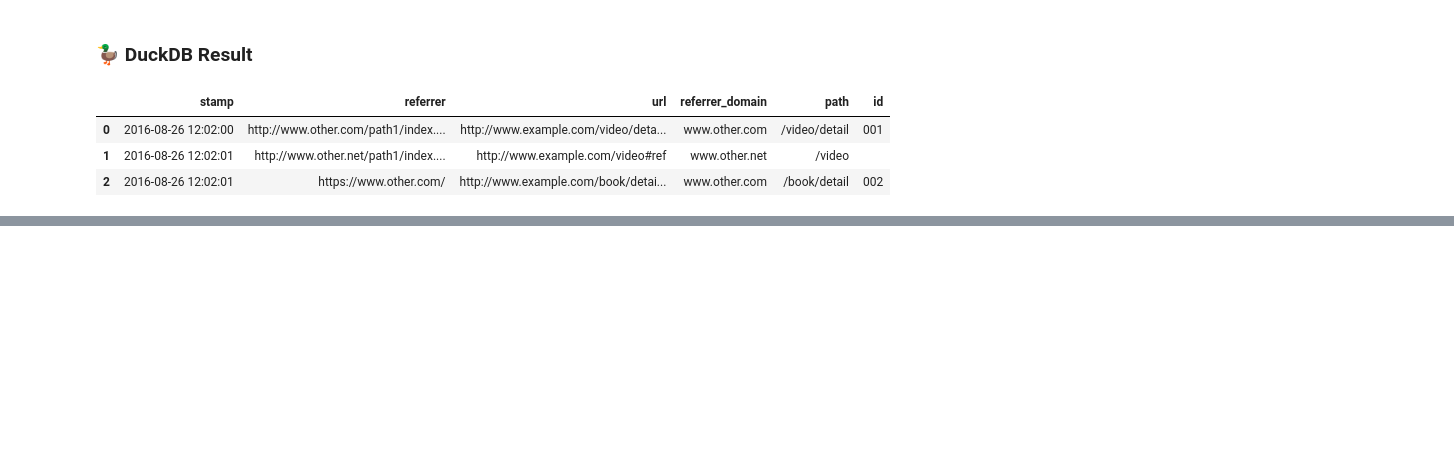
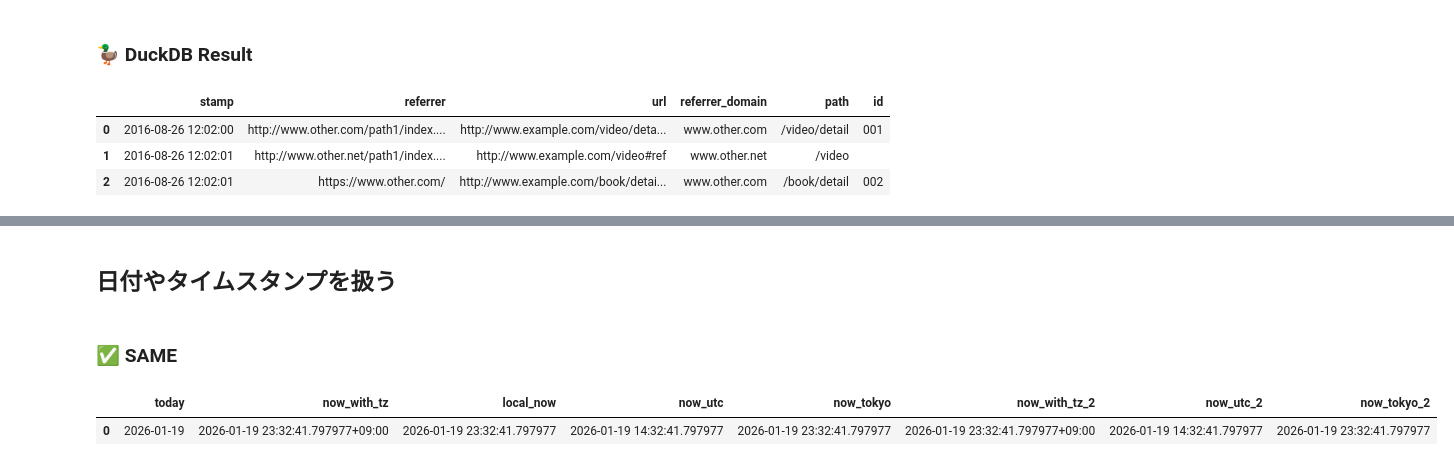
Before and after one commit to AtsushiEGW/sql_training, a Jupyter notebook: learning/bigdata_sql.ipynb, the cells around one changed output, grey strips where cells are left out. Drawn from its saved outputs; the diff is of its cells as text; code cells hidden in the pictures; blank space fills up the shorter version.

```diff
--- a/learning/bigdata_sql.ipynb
+++ b/learning/bigdata_sql.ipynb
@@ -96,0 +133,24 @@ from access_log
+# %% [markdown]
+## 日付やタイムスタンプを扱う
+# %%
+runner.check("""--sql
+select
+    current_date as today,
+
+    -- これはTZ付きデータになる
+    current_timestamp as now_with_tz,
+
+    -- localtimestamp や TZを指定すると、TZ無しデータになる
+    localtimestamp as local_now,
+    current_timestamp at time zone 'UTC' as now_utc,
+    current_timestamp at time zone 'Asia/Tokyo' as now_tokyo,
+
+    -- current_timestamp の代わりに now() を使っても同じ
+    now() as now_with_tz_2,
+    now() at time zone 'UTC' as now_utc_2,
+    now() at time zone 'Asia/Tokyo' as now_tokyo_2
+""")
+# %% [output]
+### ✅ SAME
+|  | today | now_with_tz | local_now | now_utc | now_tokyo | now_with_tz_2 | now_utc_2 | now_tokyo_2 |
+| 0 | 2026-01-19 | 2026-01-19 23:32:41.797977+09:00 | 2026-01-19 23:32:41.797977 | 2026-01-19 14:32:41.797977 | 2026-01-19 23:32:41.797977 | 2026-01-19 23:32:41.797977+09:00 | 2026-01-19 14:32:41.797977 | 2026-01-19 23:32:41.797977 |
```
Also changed, not shown: parts of 9 cells of this notebook.
